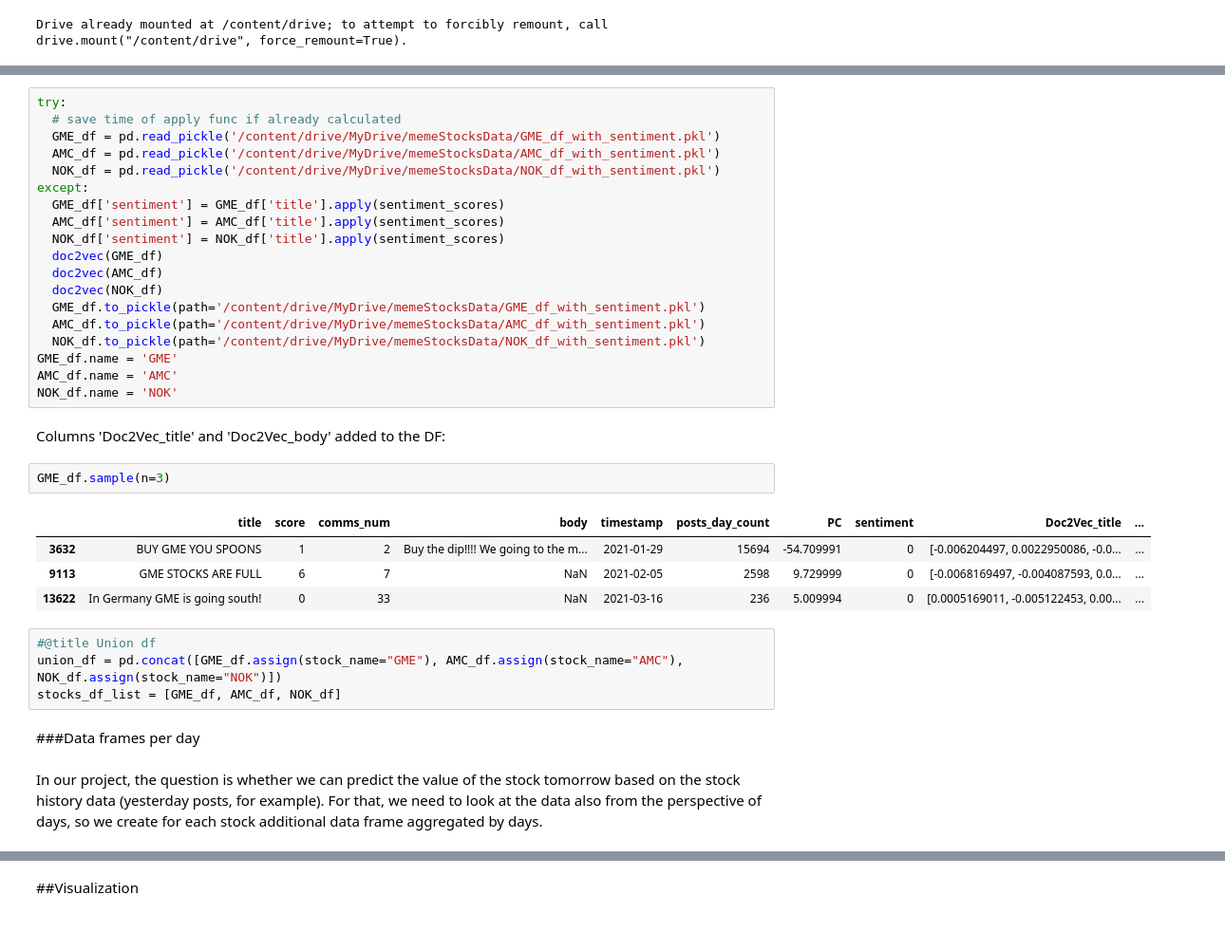
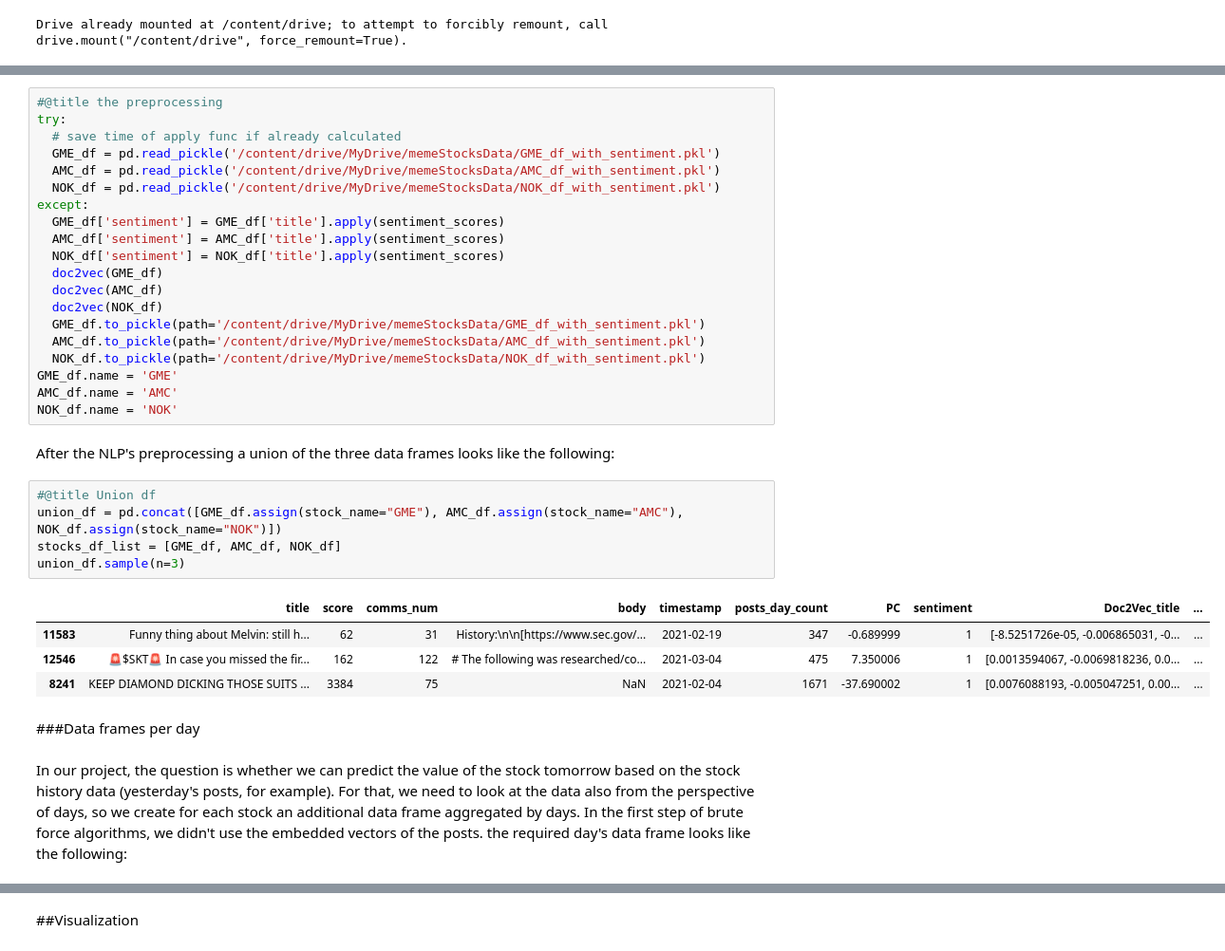
Before and after one commit to amit-shahar/StockValues, a Jupyter notebook: StocksValues.ipynb, the cells around one changed output, grey strips where cells are left out. Shown at 95% size. Drawn from its saved outputs; the diff is of its cells as text.

Commit message:
corrections of the data collection section

```diff
--- a/StocksValues.ipynb
+++ b/StocksValues.ipynb
@@ -346,4 +366,5 @@ and
 # %%
+#@title the preprocessing
 try:
   # save time of apply func if already calculated
   GME_df = pd.read_pickle('/content/drive/MyDrive/memeStocksData/GME_df_with_sentiment.pkl')
@@ -362,21 +383,22 @@ except:
 GME_df.name = 'GME'
 AMC_df.name = 'AMC'
 NOK_df.name = 'NOK'
-# %% [markdown]
-Columns 'Doc2Vec_title' and 'Doc2Vec_body' added to the DF:
-# %%
-GME_df.sample(n=3)
-# %% [output]
-|  | title | score | comms_num | body | timestamp | posts_day_count | PC | sentiment | Doc2Vec_title | ... |
-| 3632 | BUY GME YOU SPOONS | 1 | 2 | Buy the dip!!!! We going to the m... | 2021-01-29 | 15694 | -54.709991 | 0 | [-0.006204497, 0.0022950086, -0.0... | ... |
-| 9113 | GME STOCKS ARE FULL | 6 | 7 | NaN | 2021-02-05 | 2598 | 9.729999 | 0 | [-0.0068169497, -0.004087593, 0.0... | ... |
-| 13622 | In Germany GME is going south! | 0 | 33 | NaN | 2021-03-16 | 236 | 5.009994 | 0 | [0.0005169011, -0.005122453, 0.00... | ... |
+# %% [markdown]
+After the NLP's preprocessing a union of the three data frames looks like the following:
 # %%
 #@title Union df
 union_df = pd.concat([GME_df.assign(stock_name="GME"), AMC_df.assign(stock_name="AMC"), NOK_df.assign(stock_name="NOK")])
 stocks_df_list = [GME_df, AMC_df, NOK_df]
+union_df.sample(n=3)
+# %% [output]
+|  | title | score | comms_num | body | timestamp | posts_day_count | PC | sentiment | Doc2Vec_title | ... |
+| 11583 | Funny thing about Melvin: still h... | 62 | 31 | History:\n\n[https://www.sec.gov/... | 2021-02-19 | 347 | -0.689999 | 1 | [-8.5251726e-05, -0.006865031, -0... | ... |
+| 12546 | 🚨$SKT🚨 In case you missed the fir... | 162 | 122 | # The following was researched/co... | 2021-03-04 | 475 | 7.350006 | 1 | [0.0013594067, -0.0069818236, 0.0... | ... |
+| 8241 | KEEP DIAMOND DICKING THOSE SUITS ... | 3384 | 75 | NaN | 2021-02-04 | 1671 | -37.690002 | 1 | [0.0076088193, -0.005047251, 0.00... | ... |
 # %% [markdown]
 ###Data frames per day
 # %% [markdown]
-In our project, the question is whether we can predict the value of the stock tomorrow based on the stock history data (yesterday posts, for example). For that, we need to look at the data also from the perspective of days, so we create for each stock additional data frame aggregated by days.
+In our project, the question is whether we can predict the value of the stock tomorrow based on the stock history data (yesterday's posts, for example). For that, we need to look at the data also from the perspective of days, so we create for each stock an additional data frame aggregated by days.
+In the first step of brute force algorithms, we didn't use the embedded vectors of the posts.
+the required day's data frame looks like the following:
 # %%
```
Also changed, not shown: parts of 30 cells of this notebook.
